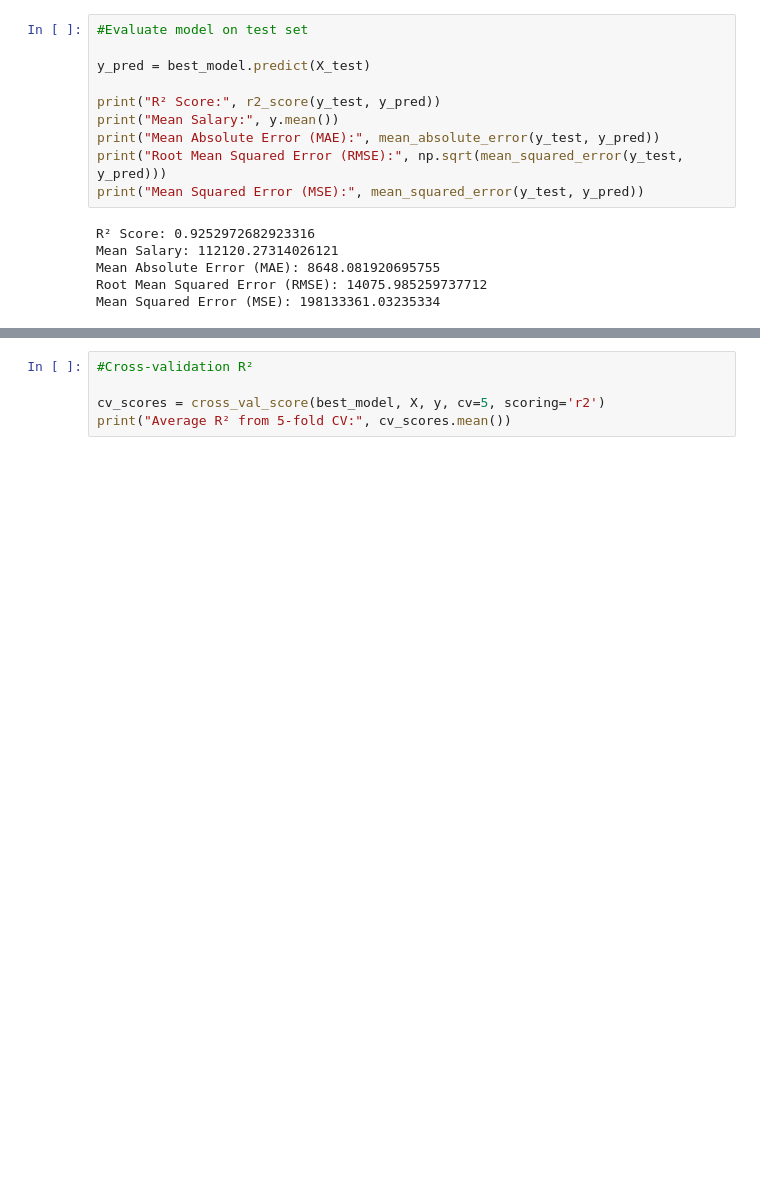
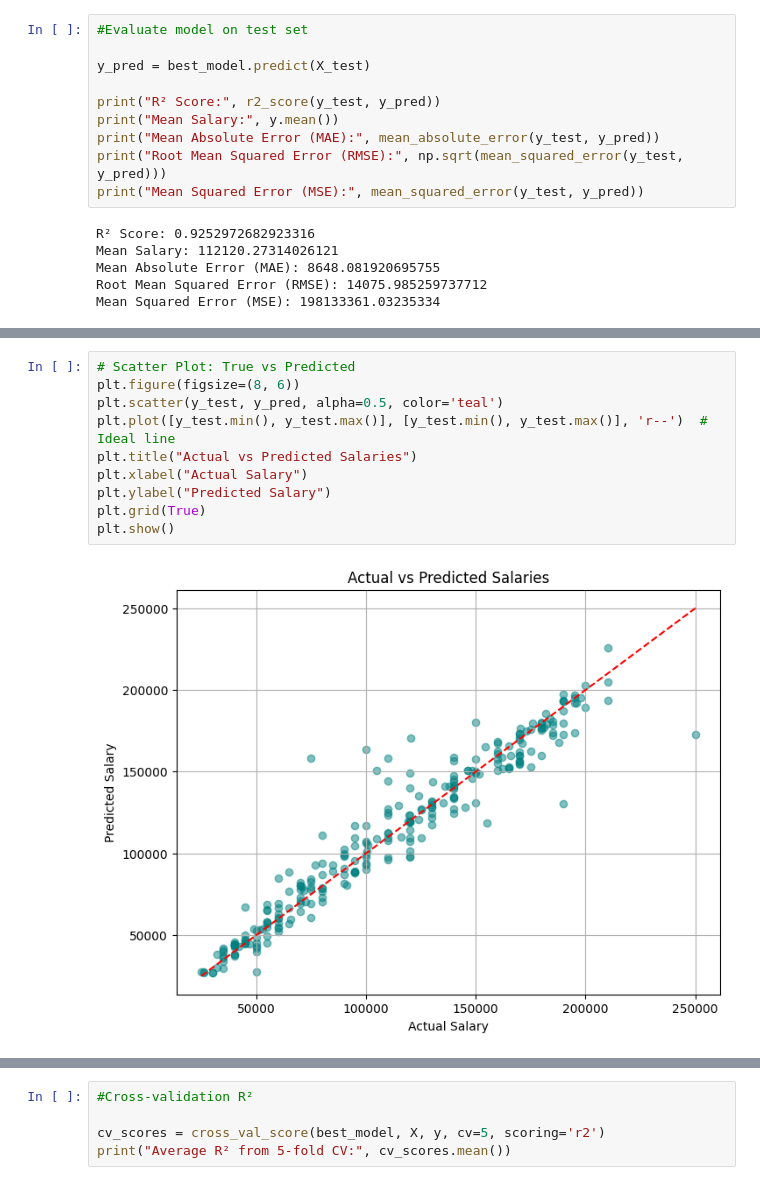
Before and after one commit to Suraweera1235/CS_Group_09_Salary_prediction, a Jupyter notebook: notebooks/Hansani_Fc110566/model3.ipynb, the cells around one changed output, grey strips where cells are left out. Drawn from its saved outputs; the diff is of its cells as text; blank space fills up the shorter version.

```diff
--- a/notebooks/Hansani_Fc110566/model3.ipynb
+++ b/notebooks/Hansani_Fc110566/model3.ipynb
@@ -192,0 +208,12 @@ Mean Squared Error (MSE): 198133361.03235334
+# %%
+# Scatter Plot: True vs Predicted
+plt.figure(figsize=(8, 6))
+plt.scatter(y_test, y_pred, alpha=0.5, color='teal')
+plt.plot([y_test.min(), y_test.max()], [y_test.min(), y_test.max()], 'r--')  # Ideal line
+plt.title("Actual vs Predicted Salaries")
+plt.xlabel("Actual Salary")
+plt.ylabel("Predicted Salary")
+plt.grid(True)
+plt.show()
+# %% [output]
+[figure, added]
```
Also changed, not shown: parts of 3 cells of this notebook, 2 other files.
